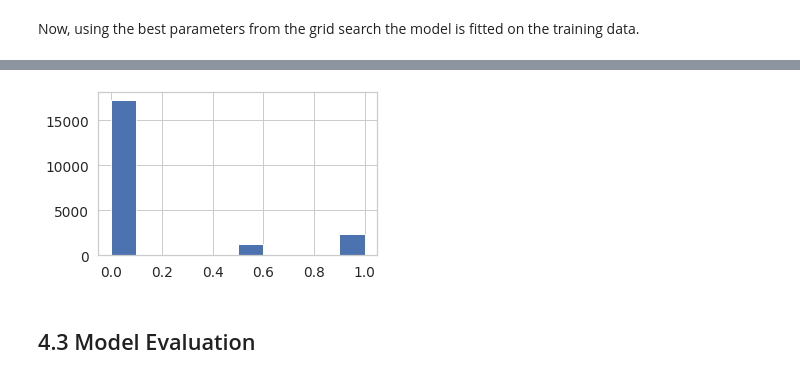
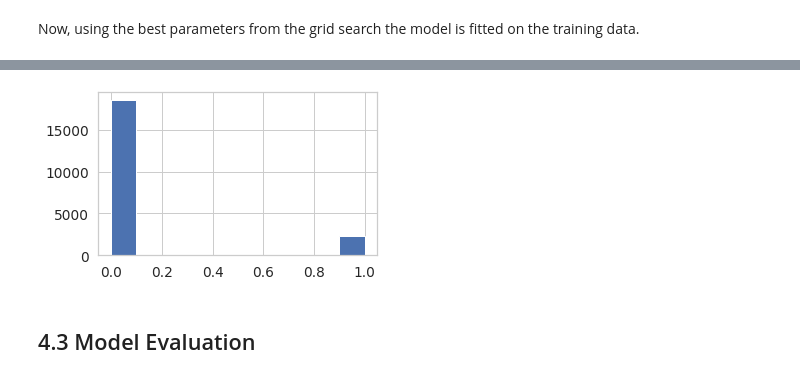
Before and after one commit to MathiasSchindlerCPH/BSE-T2-CML2-repo, a Jupyter notebook: Project-1-kNN/msch_kNN_v1.ipynb, the cells around one changed output, grey strips where cells are left out. Saved outputs shown, nothing was run; the diff lists cells and outputs as text; code cells hidden in the pictures.

```diff
--- a/Project-1-kNN/msch_kNN_v1.ipynb
+++ b/Project-1-kNN/msch_kNN_v1.ipynb
@@ -617,12 +620,22 @@ KNN = KNeighborsClassifier()
 #n_neighbors = [2, 3, 5, 10]
 n_neighbors = [2, 15, 20, 25]
 
+leaf_size = [20,40,1]
+p =  [1,2]
+weights = ['uniform', 'distance']
+metric = ['minkowski', 'chebyshev']
 algorithm = ["auto",  "ball_tree", "kd_tree", "brute"]
 
+
+# Pipeline
 pipe = Pipeline(steps=[("KNN", KNN)])
 
 parameters = dict(KNN__n_neighbors = n_neighbors,
-                  KNN__algorithm = algorithm)
+                  KNN__algorithm = algorithm,
+                  KNN__leaf_size = leaf_size,
+                  KNN__p = p,
+                  KNN__weights = weights,
+                  KNN__metric = metric)
 # %%
 %%time
 # Print of NN candidates
@@ -646,8 +659,14 @@ clf.fit(X_ros, y_ros)
 # Print best parameters
 best_nn = clf.best_estimator_.get_params()['KNN__n_neighbors']
 best_alg = clf.best_estimator_.get_params()['KNN__algorithm']
+best_leaf_size = clf.best_estimator_.get_params()['KNN__leaf_size']
+best_p = clf.best_estimator_.get_params()['KNN__p']
+best_weights = clf.best_estimator_.get_params()['KNN__weights']
+best_metric = clf.best_estimator_.get_params()['KNN__metric']
 
-print('Best #Nearest-Neighbors: ', best_nn)
-print('Best Algorithm:', best_alg)
+print('Best #Nearest-Neighbors: ', best_nn); print('Best Algorithm:', best_alg); print('Best Leaf Size:', best_leaf_size)
+print('Best p:', best_p); print('Best Weights:', best_weights); print('Best Metric:', best_metric)
+
+print(clf.best_params_ )
 # %% [output]
 NN Candidates: [2, 15, 20, 25]
@@ -660,13 +678,16 @@ Now, using the best parameters from the grid search the model is fitted on the t
 # %%
 %%time
 # Print hyperparameters from grid search
-print('Best NN: ' + str(best_nn)); print('Best Algorithm: ' + str(best_alg))
+print('Best NN: ' + str(best_nn)); print('Best Algorithm: ' + str(best_alg)); print('Best Leaf Size: ' + str(best_leaf_size))
+print('Best p: ' + str(best_p)); print('Best Weights: ' + str(best_weights)); print('Best Metric: ' + str(best_metric))
 
 # Instantiate
 knn = KNeighborsClassifier(n_neighbors = best_nn,
-                           #n_neighbors = 300,
-                           #algorithm = 'auto')
-                           algorithm = best_alg)
+                           algorithm = best_alg,
+                           leaf_size = best_leaf_size,
+                           p = best_p,
+                           weights = best_weights,
+                           metric = best_metric)
 
 # Fit (using oversampled data)
 knn.fit(X_ros, y_ros)
@@ -685,4 +710,4 @@ Wall time: 16.7 s
-[figure, old version]
+[figure, new version]
 # %% [markdown]
 ## 4.3 Model Evaluation
 # %% [markdown]
```
Also changed, not shown: parts of 15 cells of this notebook.
